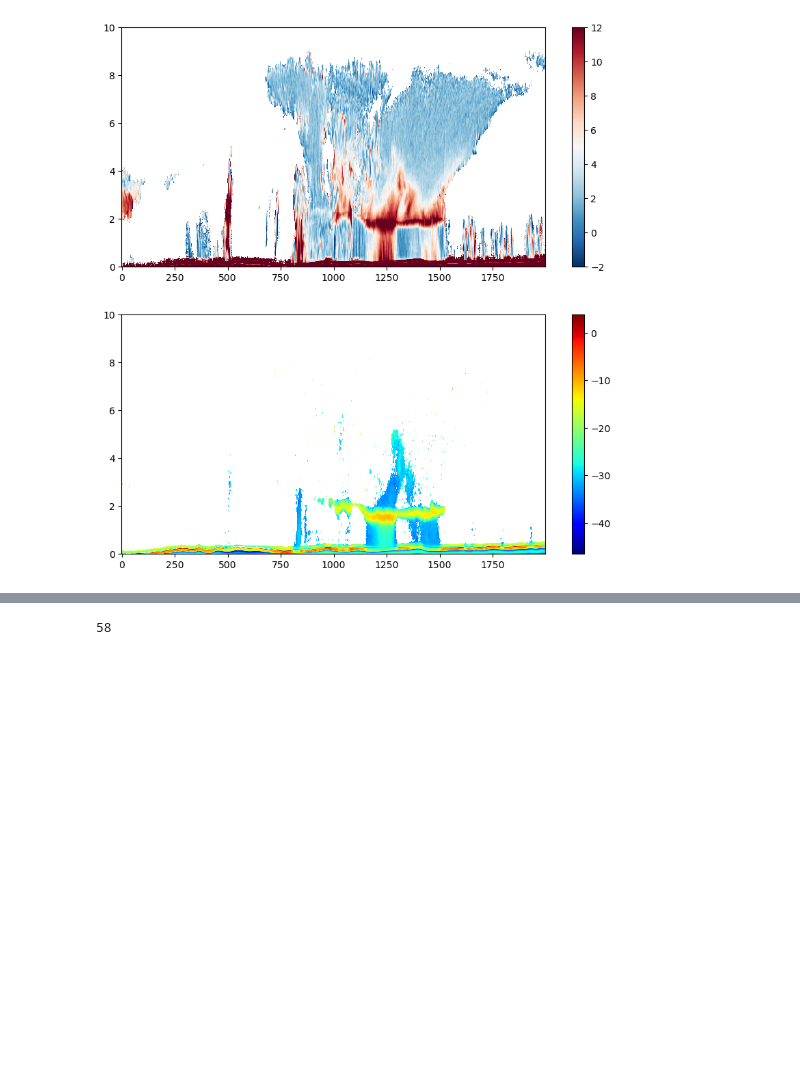
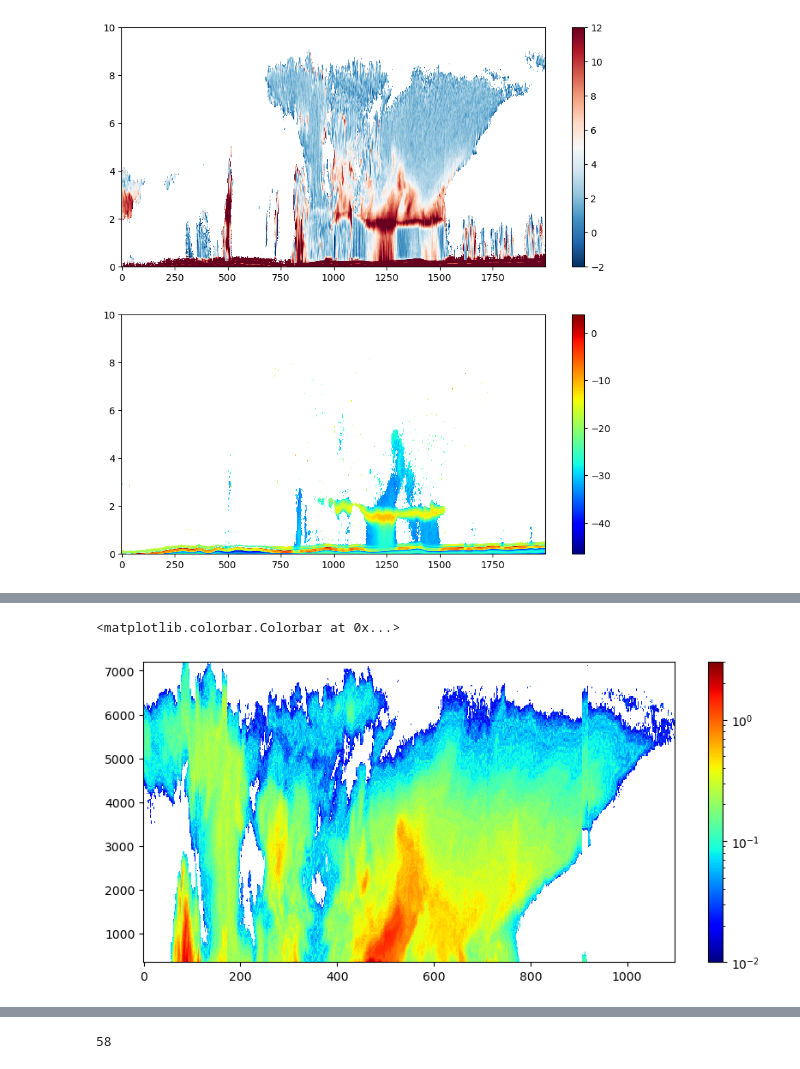
Before and after one commit to mgrecu35/impactsTables, a Jupyter notebook: readIMPACTS_20230115.ipynb, the cells around one changed output, grey strips where cells are left out. Saved outputs shown, nothing was run; the diff lists cells and outputs as text; code cells hidden in the pictures; blank space fills up the shorter version.

Commit message:
IMPACTS snow estimation

```diff
--- a/readIMPACTS_20230115.ipynb
+++ b/readIMPACTS_20230115.ipynb
@@ -132,0 +171,18 @@ print(ldr[i,a[0]])
+# %%
+fh=nc.Dataset("simulatedZ_impacts2020_Kuo.nc");
+vars="Nw,dm,iwc,iwc_ncar,tempC,zKu,attKu,kextKu,kscatKu,gKu,Ka,attKa,kextKa,kscatKa,gKa,zW,attW,kextW,kscatW,gW"
+psd_Data=fh.variables['psd_Data'][:]
+Nw=psd_Data[:,0]
+dm=psd_Data[:,1]
+iwc=psd_Data[:,2]
+tempC=psd_Data[:,4]
+zKuDB=psd_Data[:,5]
+attKuDB=psd_Data[:,6]
+zKaDB=psd_Data[:,10]
+attKaDB=psd_Data[:,11]
+x=[zKuDB+np.random.randn(zKuDB.shape[0])*0.5,zKaDB+np.random.randn(zKaDB.shape[0])*2]
+y=[np.log10(1+iwc/1e-2),dm,attKuDB,attKaDB]
+x=np.array(x).T
+y=np.array(y).T
+from sklearn.model_selection import train_test_split
+x_train, x_test, y_train, y_test = train_test_split(x, y, test_size=0.2)
@@ -132,0 +205,14 @@ print(ldr[i,a[0]])
+# %%
+from matplotlib.colors import LogNorm
+dm=np.zeros_like(zKu1L)
+iwc=np.zeros_like(zKu1L)
+iwc[a]=(np.power(10,yout[:,0])-1)*1e-2
+dm[a]=yout[:,1]
+plt.figure(figsize=(10,10))
+plt.subplot(211)
+plt.pcolormesh(range(len(zKu1L)),radar_range[:300]-radar_range[0],iwc[:,::-1].T,cmap='jet',norm=LogNorm(vmin=1e-2,vmax=3))
+plt.ylim(350,7200)
+plt.colorbar()
+# %% [output]
+<matplotlib.colorbar.Colorbar at 0x...>
+[figure, added]
```
Also changed, not shown: parts of 8 cells of this notebook.
